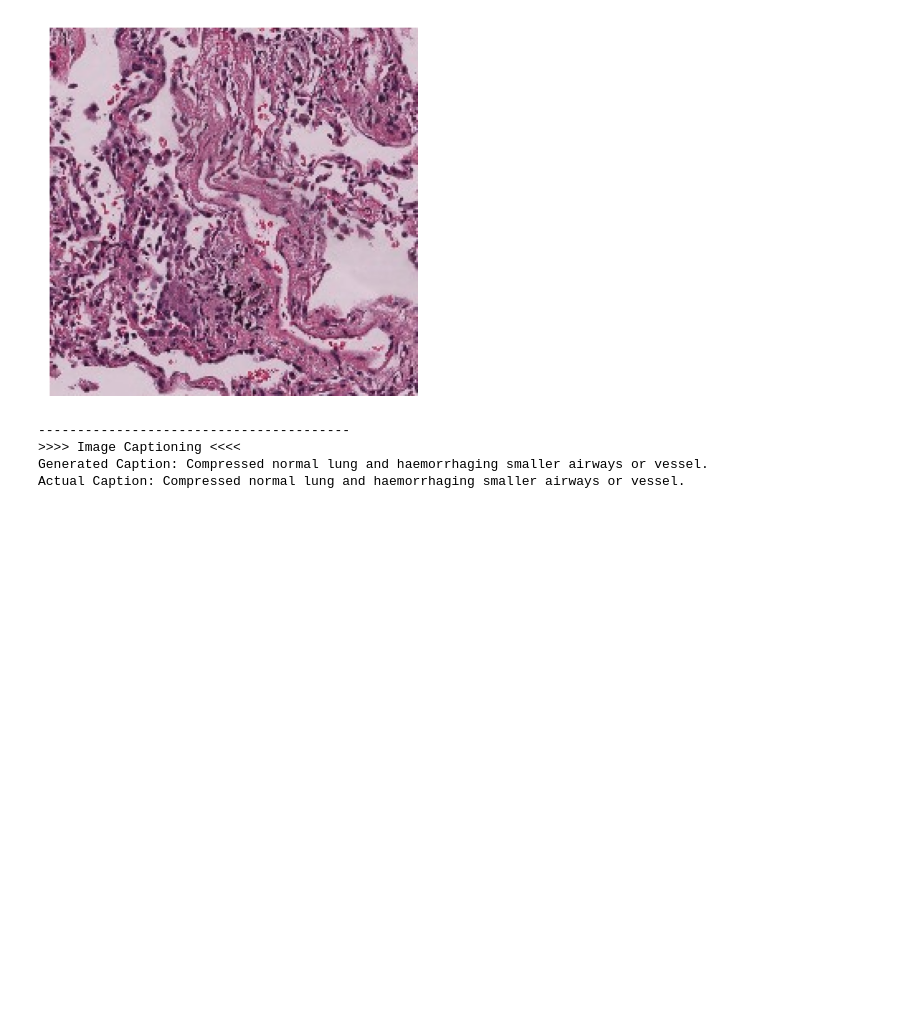
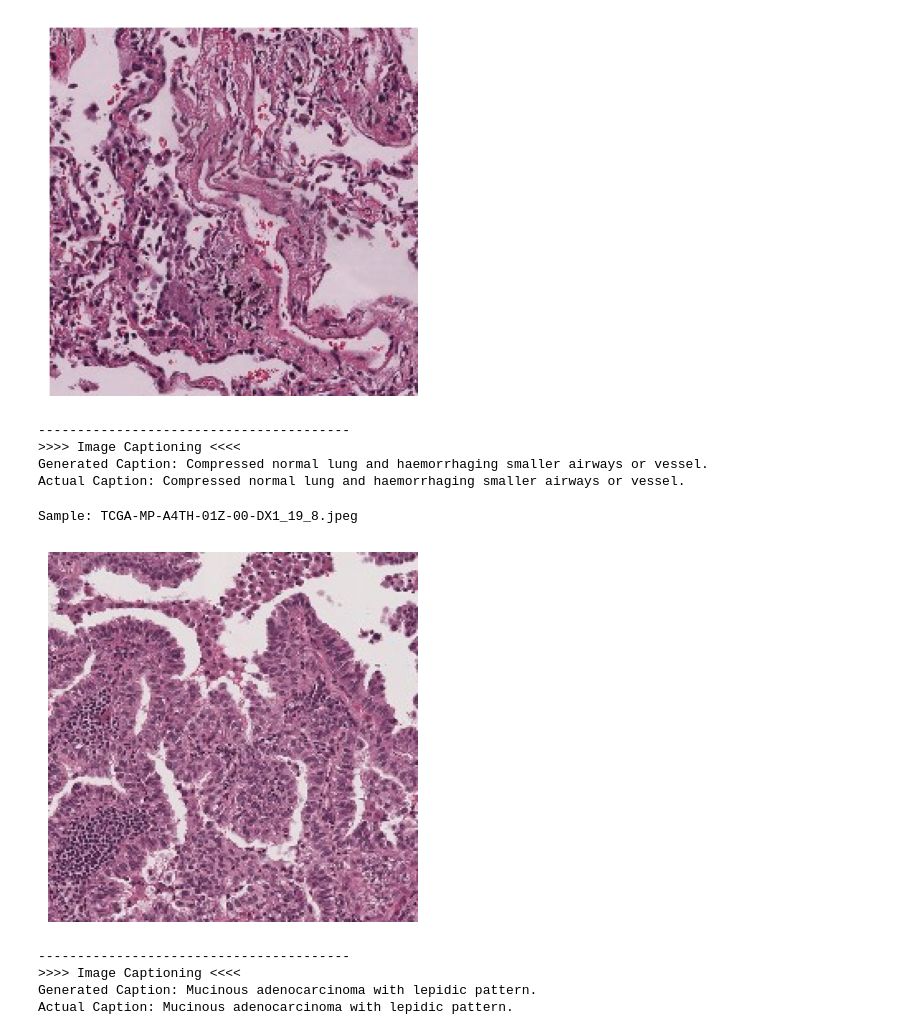
Before and after one commit to crystilonz/tumour_deep_learning, a Jupyter notebook: src/models/application/caption_lstm.ipynb, the cells around one changed output. Cells and saved outputs as stored; diff of their text form; code cells hidden in the pictures; blank space fills up the shorter version.

```diff
--- a/src/models/application/caption_lstm.ipynb
+++ b/src/models/application/caption_lstm.ipynb
@@ -10,22 +10,22 @@ import numpy as np
 from matplotlib import pyplot as plt
 # %%
 # Model settings
-INPUT_SIZE = 128    # size of feature vector
-EMBED_SIZE = 128    # size of embedding vector
-HIDDEN_SIZE = 128   # size of LSTM hidden state
+INPUT_SIZE = 1024    # size of feature vector
+EMBED_SIZE = 1024    # size of embedding vector
+HIDDEN_SIZE = 1024   # size of LSTM hidden state
 LSTM_STACK = 1      # stack size of LSTM
 # %%
 # File paths, use absolute path if possible
 VOCAB_PATH = '/Users/muang/PycharmProjects/tumour_deep_learning/src/saved_models/LSTM/vocabulary.json'
-CHECKPOINTS_PATH = '/Users/muang/PycharmProjects/tumour_deep_learning/src/saved_models/LSTM/LSTM_checkpoints.pt'
-DATASET_PATH = '/Users/muang/PycharmProjects/tumour_deep_learning/src/datasets/lung_text/TCGA_Lung_consensus.csv'
+CHECKPOINTS_PATH = '/Users/muang/PycharmProjects/tumour_deep_learning/src/dist_models/LSTM_h_vec/model.pt'
+DATASET_PATH = '/Users/muang/PycharmProjects/tumour_deep_learning/src/datasets/lung_text/TCGA_Lung_consensus_h_vec.csv'
 HDF5_PATH = '/Users/muang/PycharmProjects/tumour_deep_learning/data/raw/hdf5_TCGAFFPE_LUADLUSC_5x_60pc_he_validation.h5'
 # %%
 # Dataset metadata
 FULL_NAME_COL = 'full_names'
 CONSENSUS_COL = 'consensus'
 START_VECTOR_IDX = 14
-VECTOR_SIZE = 128
+VECTOR_SIZE = 1024
 # %%
 # hdf5 metadata
 HDF5_NAME_FIELD = ('valid_slides', 'valid_tiles')
@@ -100,3 +112,12 @@ Actual Caption: Compressed normal lung and haemorrhaging smaller airways or vess
 # TCGA-MP-A4TH-01Z-00-DX1_19_8.jpeg
 # TCGA-86-8359-01Z-00-DX1_65_18.jpeg
 # TCGA-MP-A4SV-01Z-00-DX1_25_21.jpeg
+# %%
+caption_machine.caption_by_name('TCGA-MP-A4TH-01Z-00-DX1_19_8.jpeg', swap_rgb=True)
+# %% [output]
+Sample: TCGA-MP-A4TH-01Z-00-DX1_19_8.jpeg
+[figure, added]
+----------------------------------------
+>>>> Image Captioning <<<<
+Generated Caption: Mucinous adenocarcinoma with lepidic pattern.
+Actual Caption: Mucinous adenocarcinoma with lepidic pattern.
```
Also changed, not shown: parts of 8 cells of this notebook, 12 other files.
